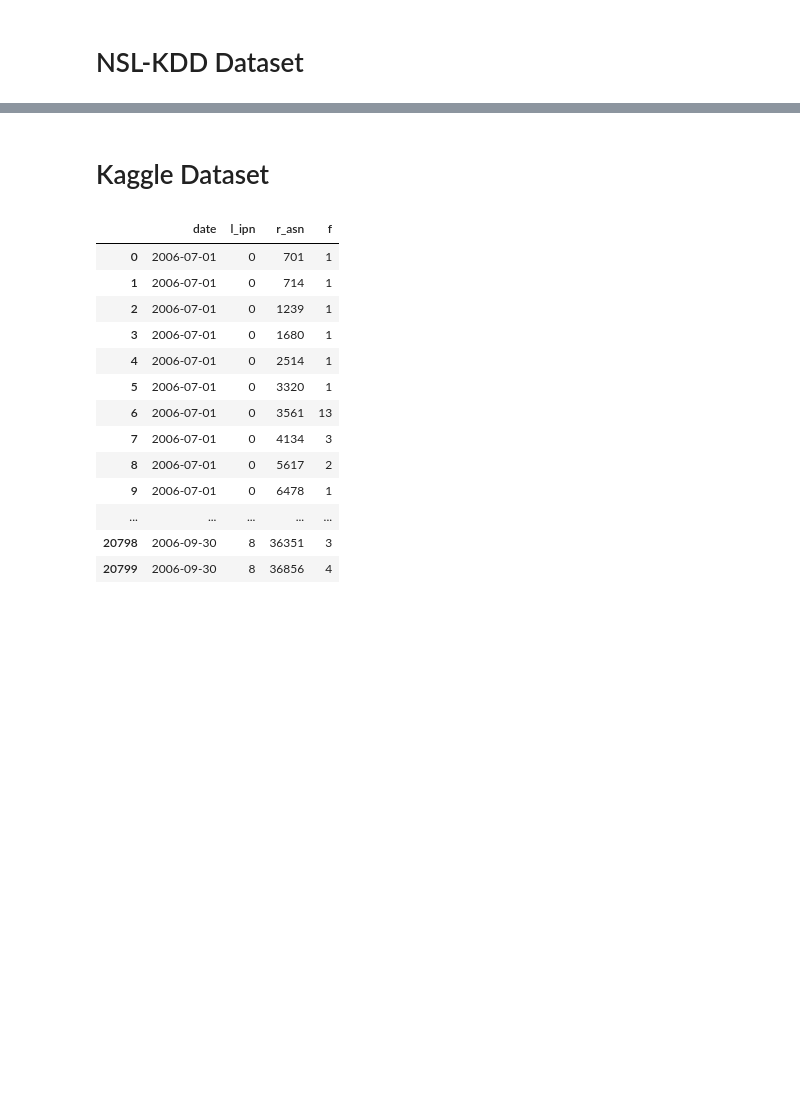
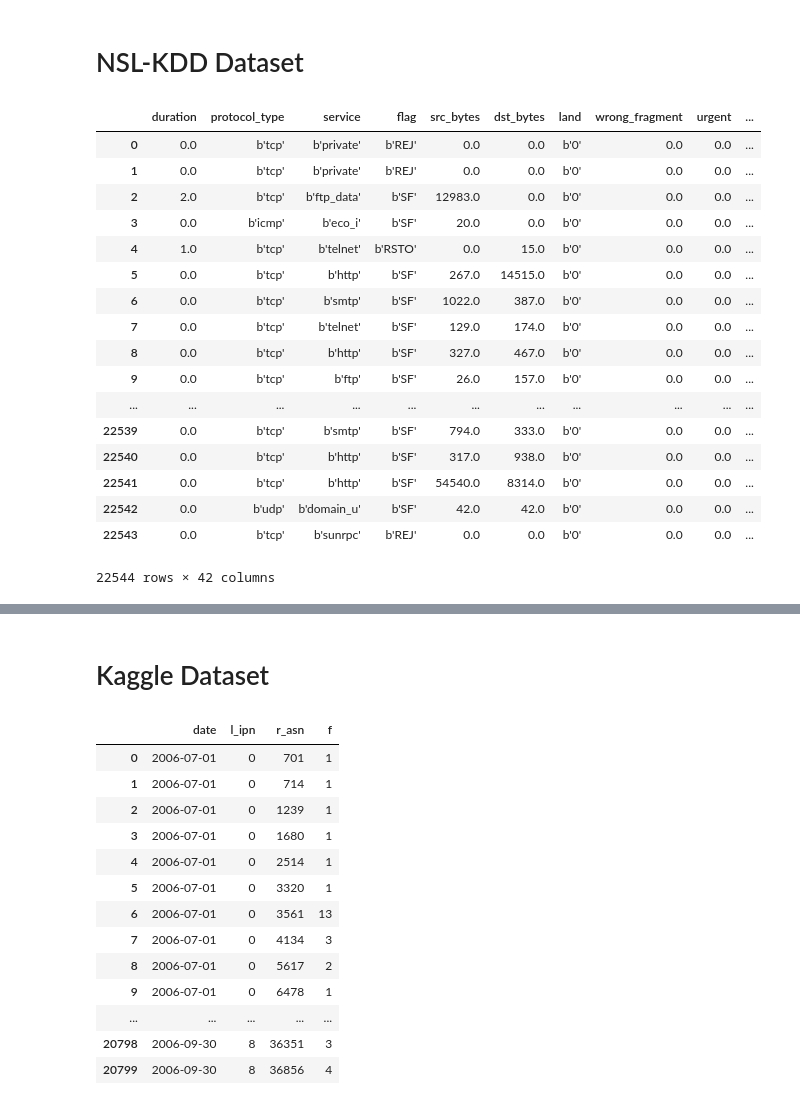
Before and after one commit to BaiKongQue/CSCI-191T_Security_Group, a Jupyter notebook: Security Group Project.ipynb, the cells around one changed output, grey strips where cells are left out. Cells and saved outputs as stored; diff of their text form; code cells hidden in the pictures; blank space fills up the shorter version.

```diff
--- a/Security Group Project.ipynb
+++ b/Security Group Project.ipynb
@@ -21,5 +26,25 @@ def k_mean(K, dataset):
 # %%
 testFile = arff.loadarff('KDDTest+.arff')
 trainFile = arff.loadarff('KDDTrain+.arff')
 testDF = pd.DataFrame(testFile[0])
 trainDF = pd.DataFrame(trainFile[0])
+testDF
+# %% [output]
+|  | duration | protocol_type | service | flag | src_bytes | dst_bytes | land | wrong_fragment | urgent | ... |
+| 0 | 0.0 | b'tcp' | b'private' | b'REJ' | 0.0 | 0.0 | b'0' | 0.0 | 0.0 | ... |
+| 1 | 0.0 | b'tcp' | b'private' | b'REJ' | 0.0 | 0.0 | b'0' | 0.0 | 0.0 | ... |
+| 2 | 2.0 | b'tcp' | b'ftp_data' | b'SF' | 12983.0 | 0.0 | b'0' | 0.0 | 0.0 | ... |
+| 3 | 0.0 | b'icmp' | b'eco_i' | b'SF' | 20.0 | 0.0 | b'0' | 0.0 | 0.0 | ... |
+| 4 | 1.0 | b'tcp' | b'telnet' | b'RSTO' | 0.0 | 15.0 | b'0' | 0.0 | 0.0 | ... |
+| 5 | 0.0 | b'tcp' | b'http' | b'SF' | 267.0 | 14515.0 | b'0' | 0.0 | 0.0 | ... |
+| 6 | 0.0 | b'tcp' | b'smtp' | b'SF' | 1022.0 | 387.0 | b'0' | 0.0 | 0.0 | ... |
+| 7 | 0.0 | b'tcp' | b'telnet' | b'SF' | 129.0 | 174.0 | b'0' | 0.0 | 0.0 | ... |
+| 8 | 0.0 | b'tcp' | b'http' | b'SF' | 327.0 | 467.0 | b'0' | 0.0 | 0.0 | ... |
+| 9 | 0.0 | b'tcp' | b'ftp' | b'SF' | 26.0 | 157.0 | b'0' | 0.0 | 0.0 | ... |
+| ... | ... | ... | ... | ... | ... | ... | ... | ... | ... | ... |
+| 22539 | 0.0 | b'tcp' | b'smtp' | b'SF' | 794.0 | 333.0 | b'0' | 0.0 | 0.0 | ... |
+| 22540 | 0.0 | b'tcp' | b'http' | b'SF' | 317.0 | 938.0 | b'0' | 0.0 | 0.0 | ... |
+| 22541 | 0.0 | b'tcp' | b'http' | b'SF' | 54540.0 | 8314.0 | b'0' | 0.0 | 0.0 | ... |
+| 22542 | 0.0 | b'udp' | b'domain_u' | b'SF' | 42.0 | 42.0 | b'0' | 0.0 | 0.0 | ... |
+| 22543 | 0.0 | b'tcp' | b'sunrpc' | b'REJ' | 0.0 | 0.0 | b'0' | 0.0 | 0.0 | ... |
+22544 rows × 42 columns
```
Also changed, not shown: parts of 11 cells of this notebook.
